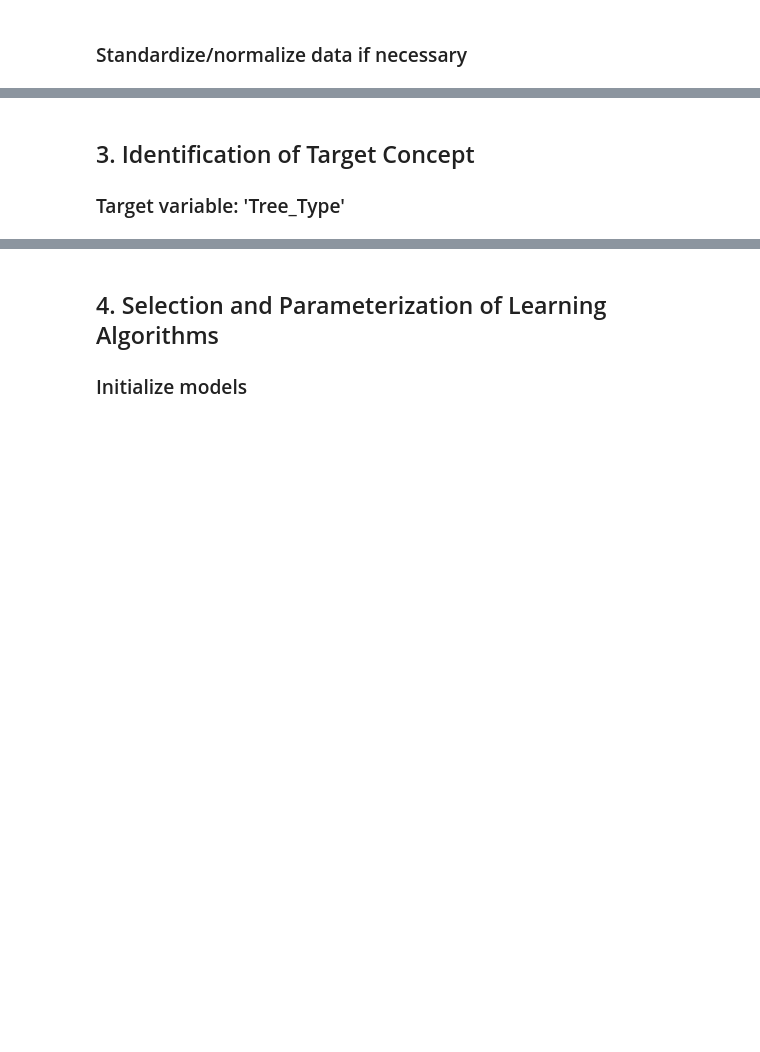
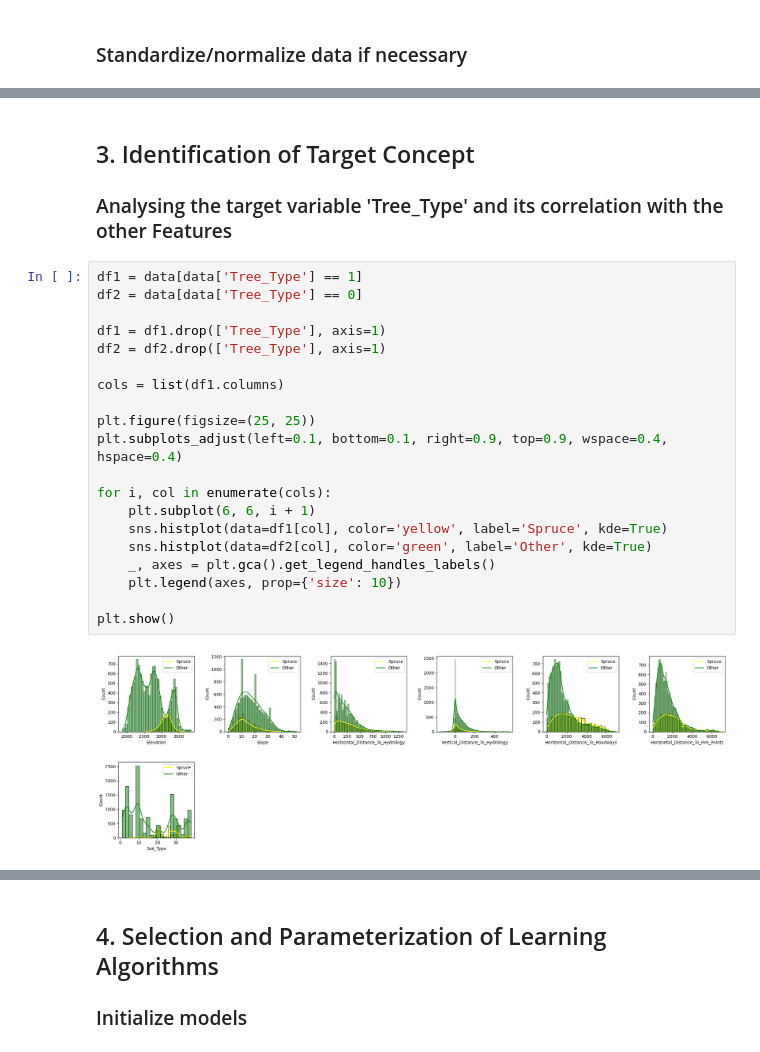
Before and after one commit to leonor-f/AIprojects, a Jupyter notebook: proj2/spruce_tree.ipynb, the cells around one changed output, grey strips where cells are left out. Cells and saved outputs as stored; diff of their text form; blank space fills up the shorter version.

```diff
--- a/proj2/spruce_tree.ipynb
+++ b/proj2/spruce_tree.ipynb
@@ -34,3 +90,25 @@ X_test = scaler.transform(X_test)
 # %% [markdown]
 ## 3. Identification of Target Concept
-### Target variable: 'Tree_Type'
+### Analysing the target variable 'Tree_Type' and its correlation with the other Features
+# %%
+df1 = data[data['Tree_Type'] == 1]
+df2 = data[data['Tree_Type'] == 0]
+
+df1 = df1.drop(['Tree_Type'], axis=1)
+df2 = df2.drop(['Tree_Type'], axis=1)
+
+cols = list(df1.columns)
+
+plt.figure(figsize=(25, 25))
+plt.subplots_adjust(left=0.1, bottom=0.1, right=0.9, top=0.9, wspace=0.4, hspace=0.4)
+
+for i, col in enumerate(cols):
+    plt.subplot(6, 6, i + 1)
+    sns.histplot(data=df1[col], color='yellow', label='Spruce', kde=True)
+    sns.histplot(data=df2[col], color='green', label='Other', kde=True)
+    _, axes = plt.gca().get_legend_handles_labels()
+    plt.legend(axes, prop={'size': 10})
+
+plt.show()
+# %% [output]
+[figure, added]
```
Also changed, not shown: parts of 27 cells of this notebook.
